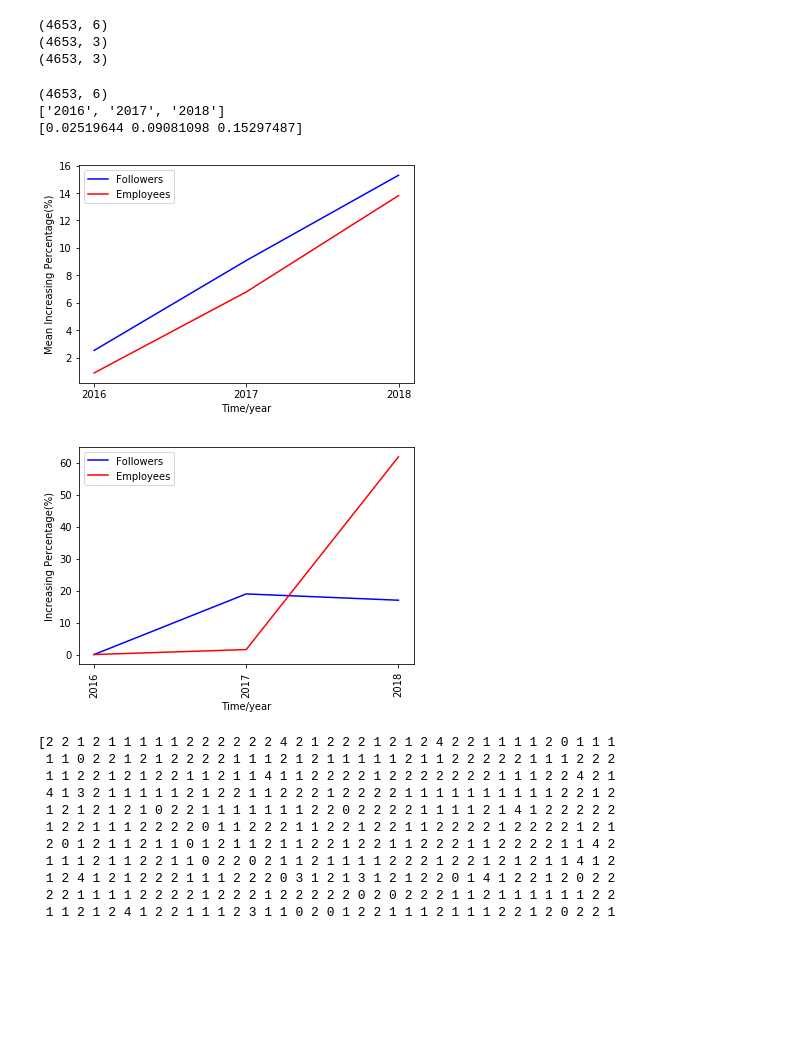
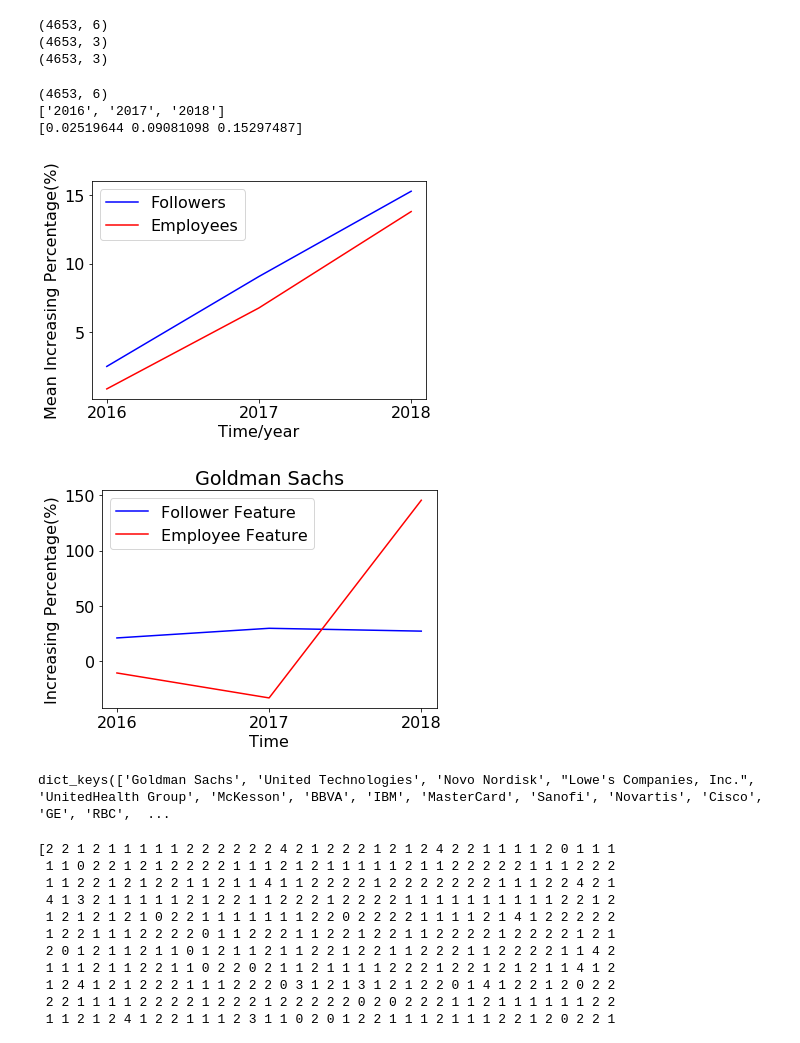
Before and after one commit to shirleyrrl/DI_Project, a Jupyter notebook: Data Incubator Project 1 yearly increasing rate based clustering.ipynb, the cells around one changed output. Drawn from its saved outputs; the diff is of its cells as text; code cells hidden in the pictures; blank space fills up the shorter version.

```diff
--- a/Data Incubator Project 1 yearly increasing rate based clustering.ipynb
+++ b/Data Incubator Project 1 yearly increasing rate based clustering.ipynb
@@ -224,41 +224,41 @@ print(X2.shape)
 # %%
 # data test
 full_dates=my_dict3['Adobe']
 X=np.nan_to_num(X)
 print((X.shape))
 print(full_dates[1:])
 print((np.mean(X[:,0:3],axis=0)))
 #plt.xticks(np.arange(len(full_dates), step=3),rotation='vertical')
+plt.rcParams.update({'font.size': 16})
 plt.plot(full_dates[1:],np.multiply(np.mean(X[:,0:3],axis=0),100),'b',label='Followers')
 plt.xlabel('Time/year')
 plt.ylabel('Mean Increasing Percentage(%)')
 #plt.xticks(np.arange(len(full_dates), step=3),rotation='vertical')
 plt.plot(full_dates[1:],np.multiply(np.mean(X[:,3:],axis=0),100),'r',label='Employees')
-plt.xlabel('Time/year')
-plt.ylabel('Mean Increasing Percentage(%)')
 plt.legend()
 plt.show()
 # %% [output]
 (4653, 6)
 ['2016', '2017', '2018']
 [0.02519644 0.09081098 0.15297487]
-[figure, old version]
+[figure, new version]
 # %%
 # data test
 full_dates=my_dict3['Adobe']
-Ind0=700
-plt.xticks(np.arange(len(full_dates), step=1),rotation='vertical')
-plt.plot(full_dates[1:],np.multiply((X[Ind0,0:3]),100),'b',label='Followers')
-plt.xlabel('Time/year')
+Ind0=1
+plt.rcParams.update({'font.size': 16})
+#plt.xticks(np.arange(len(full_dates), step=1),rotation='vertical')
+plt.plot(full_dates[1:],np.multiply((X[Ind0,0:3]),100),'b',label='Follower Feature')
+plt.xlabel('Time')
 plt.ylabel('Increasing Percentage(%)')
-plt.xticks(np.arange(len(full_dates), step=1),rotation='vertical')
-plt.plot(full_dates[1:],np.multiply((X[Ind0,3:]),100),'r',label='Employees')
-plt.xlabel('Time/year')
-plt.ylabel('Increasing Percentage(%)')
+plt.plot(full_dates[1:],np.multiply((X[Ind0,3:]),100),'r',label='Employee Feature')
 plt.legend()
+plt.title('Goldman Sachs')
 plt.show()
+print(my_dict1.keys())
 # %% [output]
-[figure, old version]
+[figure, new version]
+dict_keys(['Goldman Sachs', 'United Technologies', 'Novo Nordisk', "Lowe's Companies, Inc.", 'UnitedHealth Group', 'McKesson', 'BBVA', 'IBM', 'MasterCard', 'Sanofi', 'Novartis', 'Cisco', 'GE', 'RBC',  ...
 # %%
 # clustering companies according to yearly increasing rates of followers:
 X=np.nan_to_num(X)
```
Also changed, not shown: parts of 1 cell of this notebook.
